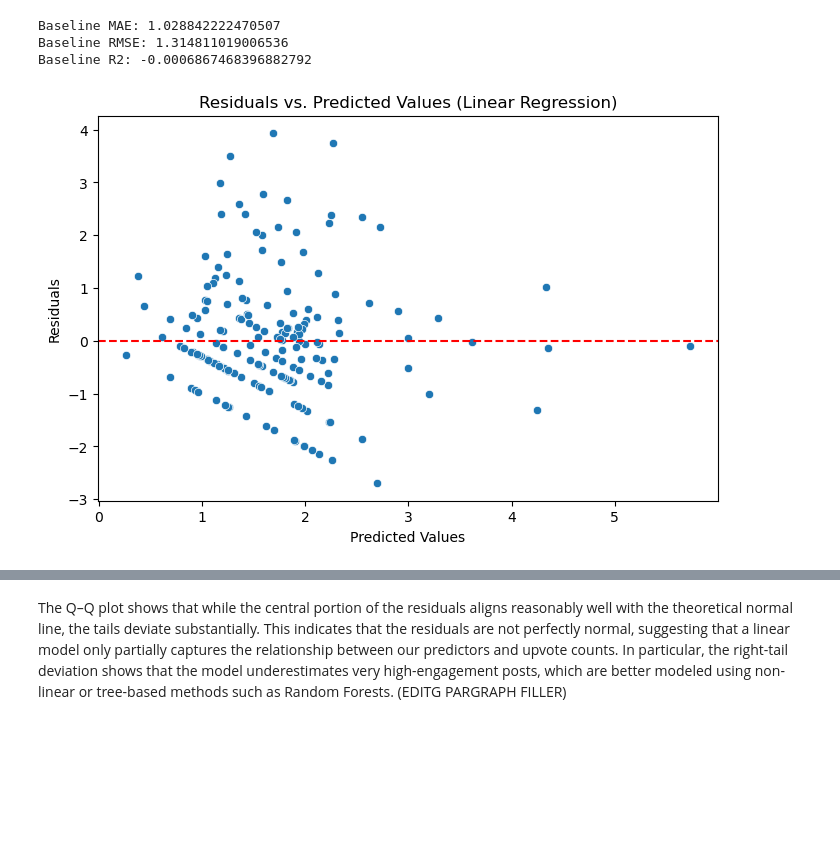
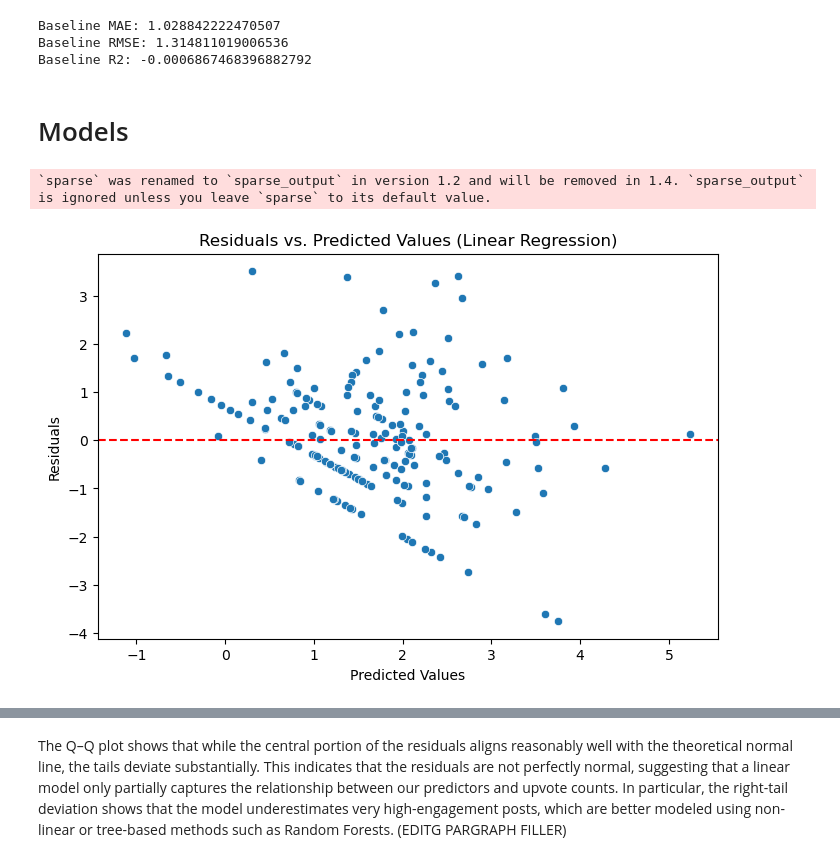
Before and after one commit to Kevin-Wu-12/DSC190-Project, a Jupyter notebook: analysis.ipynb, the cells around one changed output, grey strips where cells are left out. Cells and saved outputs as stored; diff of their text form; code cells hidden in the pictures; blank space fills up the shorter version.

```diff
--- a/analysis.ipynb
+++ b/analysis.ipynb
@@ -338,6 +337,8 @@ fig2.add_vline(x=observed_diff, line_width=3, line_color='red')
 
 fig2.show()
 # %%
+df = df_all.copy()
+
 plt.figure(figsize=(8,4))
 sns.histplot(df["upvotes"], bins=50)
 plt.title("Upvote Distribution (Raw)")
@@ -388 +411,17 @@ df["title_sentiment"] = df["title"].astype(str).apply(lambda x: sia.polarity_sco
+# %%
+categorical_features = [
+    'subreddit', 'link_flair_text',
+    'is_self', 'is_video', 'over_18',
+    'has_media', 'author_premium', 'hour', 'day_of_week'
+]
+numerical_features = [
+    'title_length', 'title_word_count', 'title_sentiment',
+    'post_word_count', 'post_has_text',
+    'hour_sin', 'hour_cos'
+]
+text_features = [
+    'title', 'post_text'
+]
+
+feature_cols = categorical_features + numerical_features + text_features
 # %%
@@ -414,21 +446,42 @@ print("Baseline R2:", baseline_r2)
 Baseline MAE: 1.028842222470507
 Baseline RMSE: 1.314811019006536
 Baseline R2: -0.0006867468396882792
+# %% [markdown]
+# Models
+# %%
+# same preprocessing pipeline used for all models
+preprocessor = ColumnTransformer(
+    transformers=[
+        ('cat', OneHotEncoder(handle_unknown='ignore', sparse=True), categorical_features),
+        ('num', 'passthrough', numerical_features),
+        ('title_text', TfidfVectorizer(max_features=3000), 'title'),
+        ('post_text', TfidfVectorizer(max_features=5000), 'post_text')
+    ],
+    remainder='drop'
+)
+# %%
+model = LinearRegression()
+
+lr = Pipeline([
+    ('preprocessor', preprocessor),
+    ('regressor', model)
+])
+
+lr.fit(X_train, y_train)
+lr_pred = lr.predict(X_test)
+# %% [output]
+`sparse` was renamed to `sparse_output` in version 1.2 and will be removed in 1.4. `sparse_output` is ignored unless you leave `sparse` to its default value.
 # %%
-# Linear Regression -> Should we use this?
-lr = LinearRegression()
-lr.fit(X_train, y_train)
-lr_pred = lr.predict(X_test)
 residuals = y_test - lr_pred
 plt.figure(figsize=(8,5))
 sns.scatterplot(x=lr_pred, y=residuals)
 plt.axhline(0, color='red', linestyle='--')
 plt.xlabel("Predicted Values")
 plt.ylabel("Residuals")
 plt.title("Residuals vs. Predicted Values (Linear Regression)")
 plt.show()
 # %% [output]
-[figure, old version]
+[figure, new version]
 # %%
 plt.figure(figsize=(8,5))
 sns.histplot(residuals, kde=True)
```
Also changed, not shown: parts of 19 cells of this notebook.
